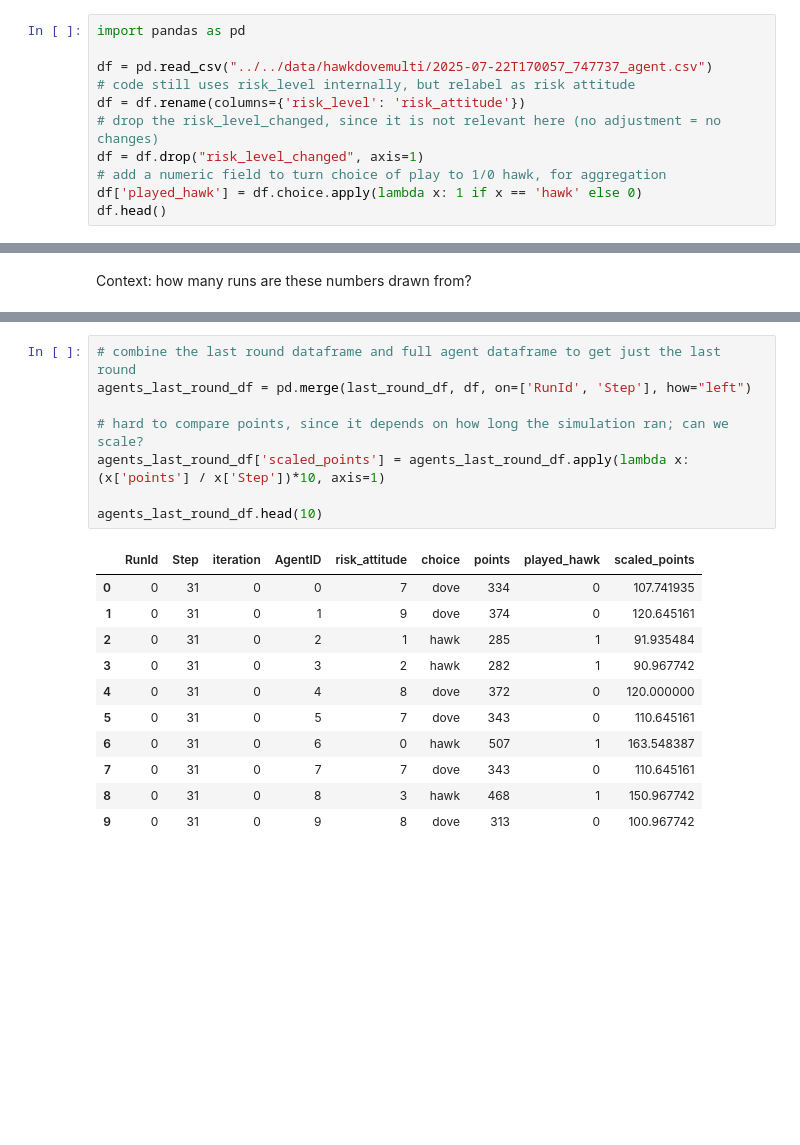
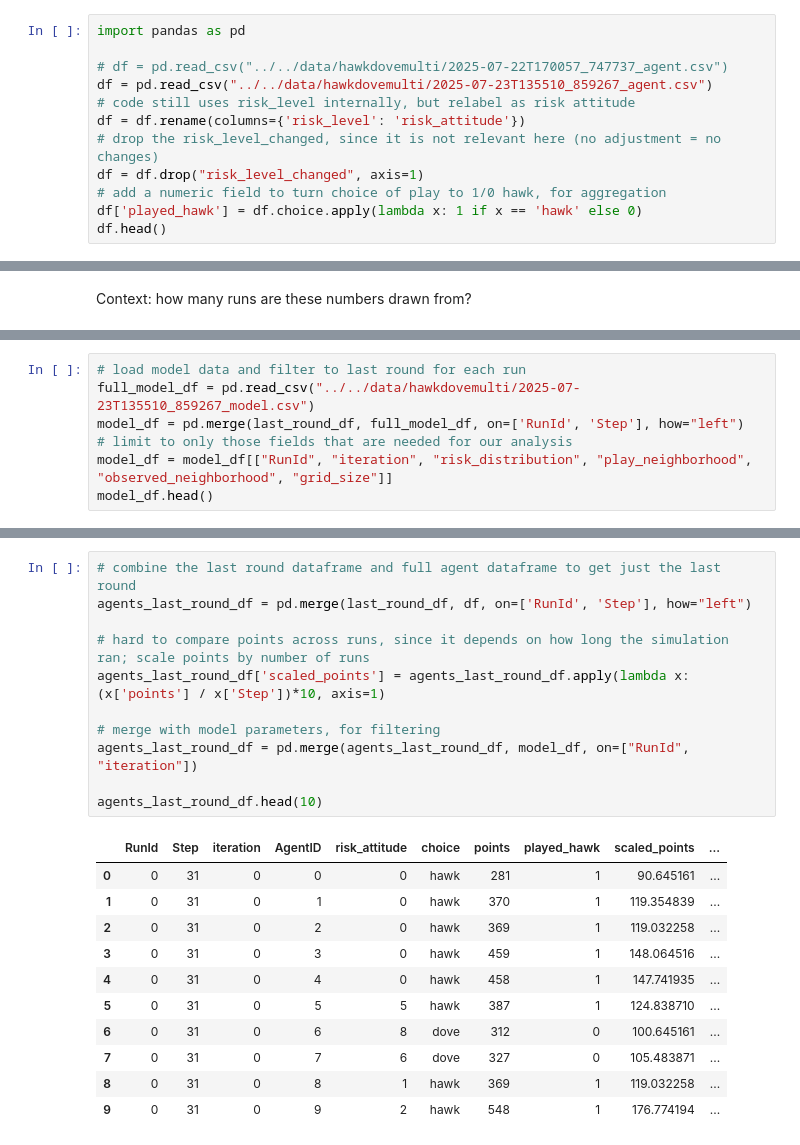
Before and after one commit to Princeton-CDH/simulating-risk, a Jupyter notebook: notebooks/hawkdovemulti_noadjust/analyze_batchrun_data.ipynb, the cells around one changed output, grey strips where cells are left out. Drawn from its saved outputs; the diff is of its cells as text; blank space fills up the shorter version.

```diff
--- a/notebooks/hawkdovemulti_noadjust/analyze_batchrun_data.ipynb
+++ b/notebooks/hawkdovemulti_noadjust/analyze_batchrun_data.ipynb
@@ -15,7 +15,8 @@ Each row in the data file represents one round for each agent.
 # %%
 import pandas as pd
 
-df = pd.read_csv("../../data/hawkdovemulti/2025-07-22T170057_747737_agent.csv")
+# df = pd.read_csv("../../data/hawkdovemulti/2025-07-22T170057_747737_agent.csv")
+df = pd.read_csv("../../data/hawkdovemulti/2025-07-23T135510_859267_agent.csv")
 # code still uses risk_level internally, but relabel as risk attitude
 df = df.rename(columns={'risk_level': 'risk_attitude'})
 # drop the risk_level_changed, since it is not relevant here (no adjustment = no changes)
@@ -142 +132,8 @@ last_round_df.head()
 | 4 | 4 | 31 |
+# %%
+# load model data and filter to last round for each run
+full_model_df = pd.read_csv("../../data/hawkdovemulti/2025-07-23T135510_859267_model.csv")
+model_df = pd.merge(last_round_df, full_model_df, on=['RunId', 'Step'], how="left")
+# limit to only those fields that are needed for our analysis
+model_df = model_df[["RunId", "iteration", "risk_distribution", "play_neighborhood", "observed_neighborhood", "grid_size"]]
+model_df.head()
@@ -143,21 +215,24 @@ last_round_df.head()
 # %%
 # combine the last round dataframe and full agent dataframe to get just the last round
 agents_last_round_df = pd.merge(last_round_df, df, on=['RunId', 'Step'], how="left")
 
-# hard to compare points, since it depends on how long the simulation ran; can we scale?
+# hard to compare points across runs, since it depends on how long the simulation ran; scale points by number of runs
 agents_last_round_df['scaled_points'] = agents_last_round_df.apply(lambda x: (x['points'] / x['Step'])*10, axis=1)
 
+# merge with model parameters, for filtering
+agents_last_round_df = pd.merge(agents_last_round_df, model_df, on=["RunId", "iteration"])
+
 agents_last_round_df.head(10)
 # %% [output]
-|  | RunId | Step | iteration | AgentID | risk_attitude | choice | points | played_hawk | scaled_points |
-| 0 | 0 | 31 | 0 | 0 | 7 | dove | 334 | 0 | 107.741935 |
-| 1 | 0 | 31 | 0 | 1 | 9 | dove | 374 | 0 | 120.645161 |
-| 2 | 0 | 31 | 0 | 2 | 1 | hawk | 285 | 1 | 91.935484 |
-| 3 | 0 | 31 | 0 | 3 | 2 | hawk | 282 | 1 | 90.967742 |
-| 4 | 0 | 31 | 0 | 4 | 8 | dove | 372 | 0 | 120.000000 |
-| 5 | 0 | 31 | 0 | 5 | 7 | dove | 343 | 0 | 110.645161 |
-| 6 | 0 | 31 | 0 | 6 | 0 | hawk | 507 | 1 | 163.548387 |
-| 7 | 0 | 31 | 0 | 7 | 7 | dove | 343 | 0 | 110.645161 |
-| 8 | 0 | 31 | 0 | 8 | 3 | hawk | 468 | 1 | 150.967742 |
-| 9 | 0 | 31 | 0 | 9 | 8 | dove | 313 | 0 | 100.967742 |
+|  | RunId | Step | iteration | AgentID | risk_attitude | choice | points | played_hawk | scaled_points | ... |
+| 0 | 0 | 31 | 0 | 0 | 0 | hawk | 281 | 1 | 90.645161 | ... |
+| 1 | 0 | 31 | 0 | 1 | 0 | hawk | 370 | 1 | 119.354839 | ... |
+| 2 | 0 | 31 | 0 | 2 | 0 | hawk | 369 | 1 | 119.032258 | ... |
+| 3 | 0 | 31 | 0 | 3 | 0 | hawk | 459 | 1 | 148.064516 | ... |
+| 4 | 0 | 31 | 0 | 4 | 0 | hawk | 458 | 1 | 147.741935 | ... |
+| 5 | 0 | 31 | 0 | 5 | 5 | hawk | 387 | 1 | 124.838710 | ... |
+| 6 | 0 | 31 | 0 | 6 | 8 | dove | 312 | 0 | 100.645161 | ... |
+| 7 | 0 | 31 | 0 | 7 | 6 | dove | 327 | 0 | 105.483871 | ... |
+| 8 | 0 | 31 | 0 | 8 | 1 | hawk | 369 | 1 | 119.032258 | ... |
+| 9 | 0 | 31 | 0 | 9 | 2 | hawk | 548 | 1 | 176.774194 | ... |
 # %%
```
Also changed, not shown: parts of 25 cells of this notebook.
